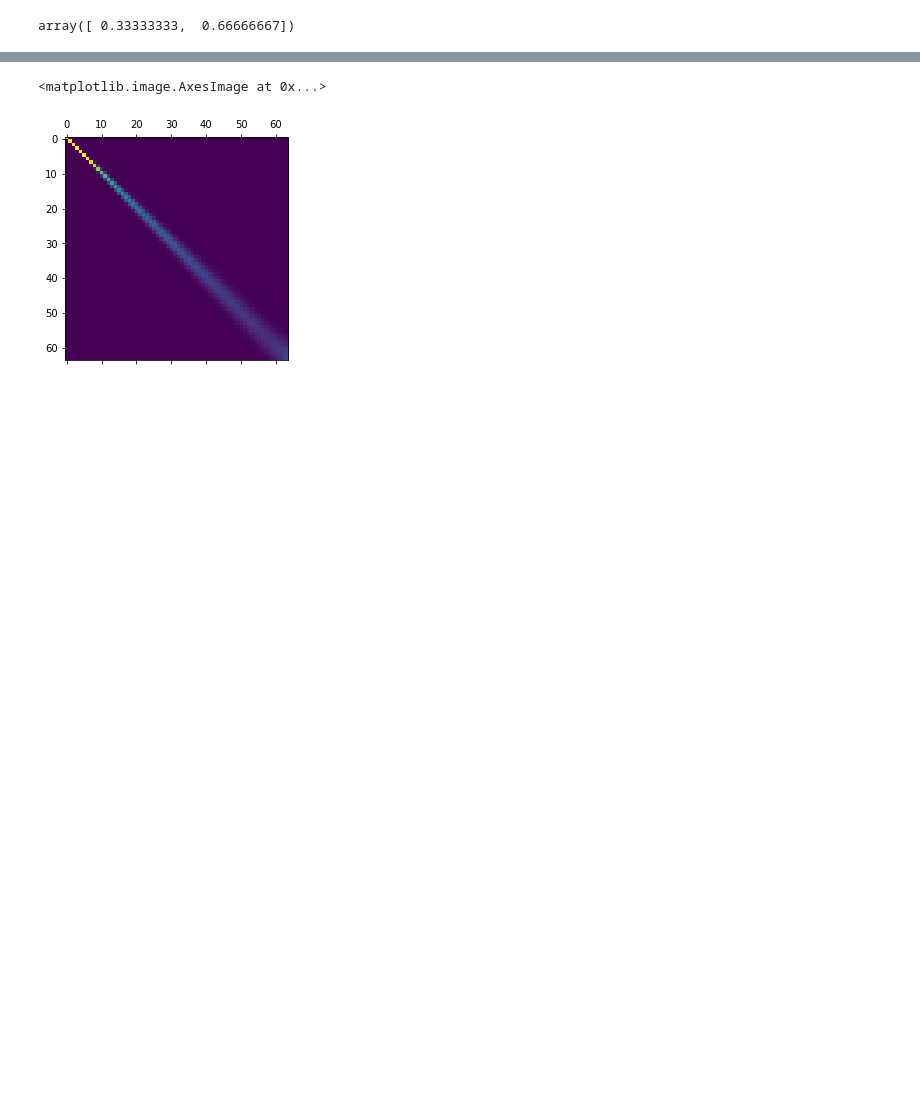
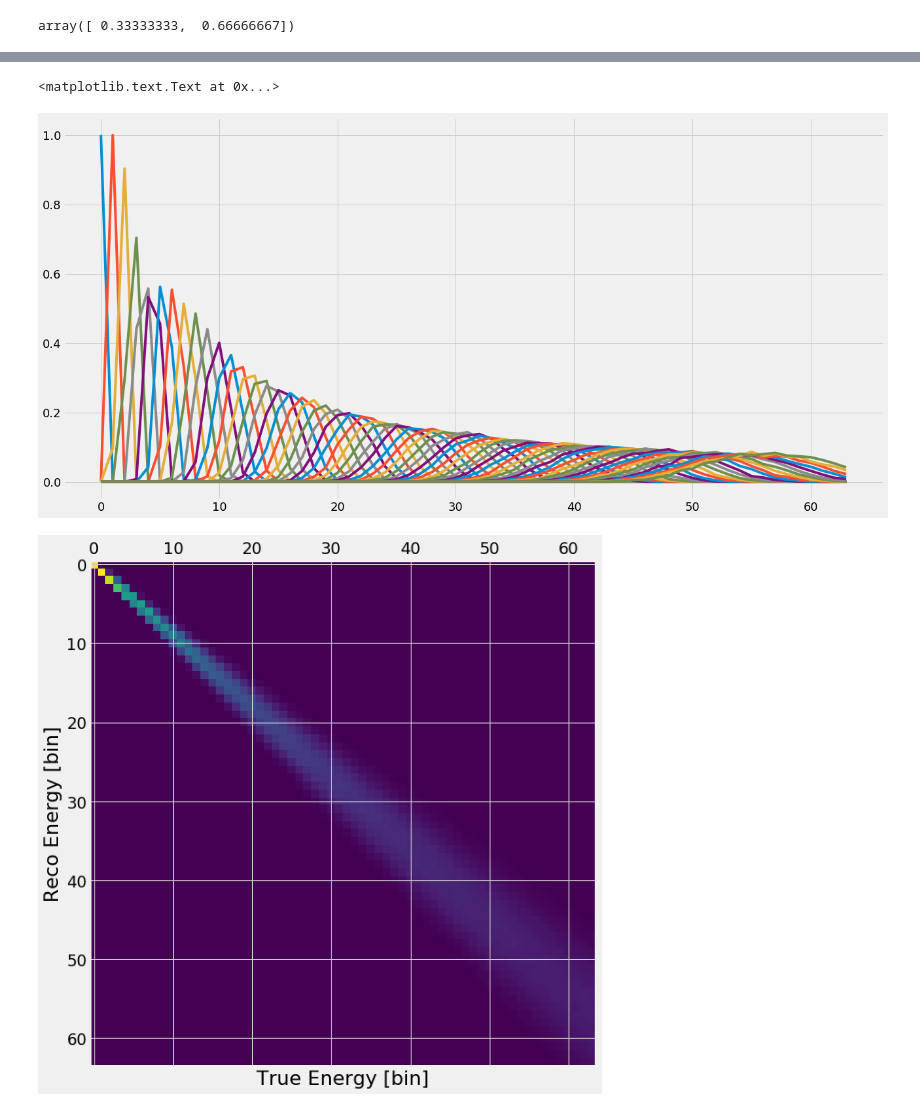
Before and after one commit to mibass/psNu, a Jupyter notebook: Smearing Work.ipynb, the cells around one changed output, grey strips where cells are left out. Saved outputs shown, nothing was run; the diff lists cells and outputs as text; code cells hidden in the pictures; blank space fills up the shorter version.

```diff
--- a/Smearing Work.ipynb
+++ b/Smearing Work.ipynb
@@ -33,8 +34,25 @@ plt.matshow(b)
-# %%
-
-mC=st.asmearing(Ebins, 0.05, 0.01)
-
-plt.matshow(m)
-# %% [output]
-<matplotlib.image.AxesImage at 0x...>
-[figure, removed]
+# %%
+def smearingB(Ebins, sigma, missing ):
+    dim=len(Ebins)-1
+    m=np.zeros((dim,dim))
+
+    for i in range(dim):
+        e=(Ebins[i]+Ebins[i+1])/2
+        x=e+0.05*e*np.random.randn(10000)-missing*2*e*np.random.random(10000)
+        h=np.array(np.histogram(x,bins=Ebins)[0],'d')
+
+        #store in matrix, normalizing each row to 1
+        plt.plot(h/sum(h))
+        m[:,i]=h/sum(h)
+
+    return m
+
+b=smearingB(Ebins,0.05,0.1)
+plt.matshow(b)
+plt.xlabel('True Energy [bin]')
+plt.ylabel('Reco Energy [bin]')
+#b.tolist()
+# %% [output]
+<matplotlib.text.Text at 0x...>
+[figure, added]
+[figure, added]
```
Also changed, not shown: parts of 4 cells of this notebook, 3 other files.
